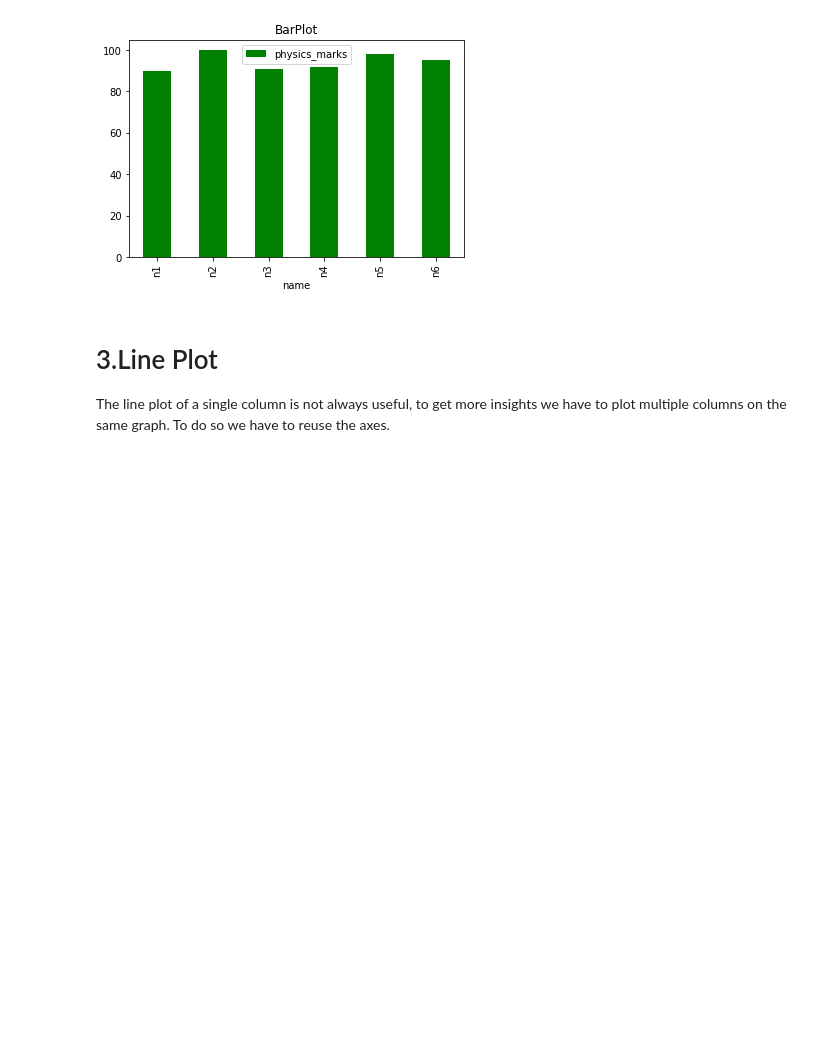
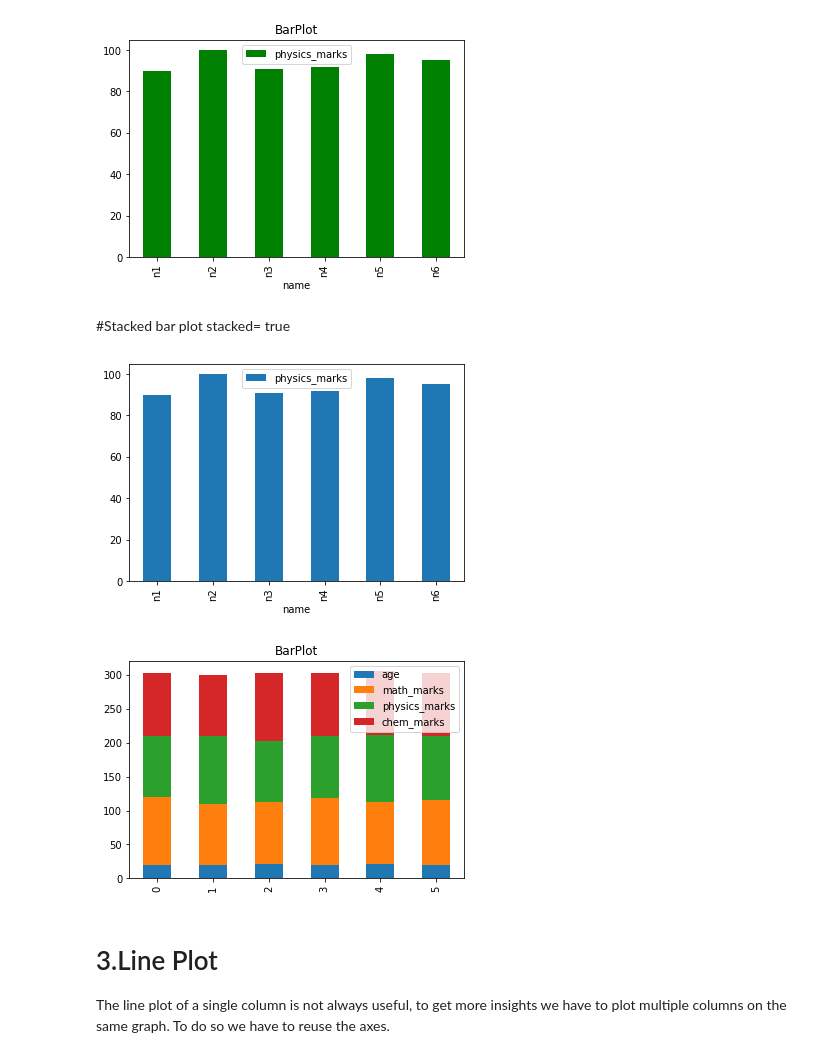
Before and after one commit to rbg-research/AI-Training, a Jupyter notebook: python/Pandas/Pandas_Visualizations.ipynb, the cells around one changed output. Drawn from its saved outputs; the diff is of its cells as text; code cells hidden in the pictures; blank space fills up the shorter version.

```diff
--- a/python/Pandas/Pandas_Visualizations.ipynb
+++ b/python/Pandas/Pandas_Visualizations.ipynb
@@ -71,6 +91,22 @@ plt.title('BarPlot')
 plt.show()
 # %% [output]
 [figure]
+# %% [markdown]
+#Stacked bar plot
+stacked= true
+# %%
+df.plot(kind = 'bar',
+        x = 'name',
+        y = 'physics marks')
+
+df.plot.bar(stacked=True, title='Students Marks')
+
+plt.title('BarPlot')
+
+plt.show()
+# %% [output]
+[figure, added]
+[figure, added]
 # %% [markdown]
 # 3.Line Plot
 The line plot of a single column is not always useful, to get more insights we have to plot multiple columns on the same graph. To do so we have to reuse the axes.
```
Also changed, not shown: parts of 7 cells of this notebook, 7 other files.
